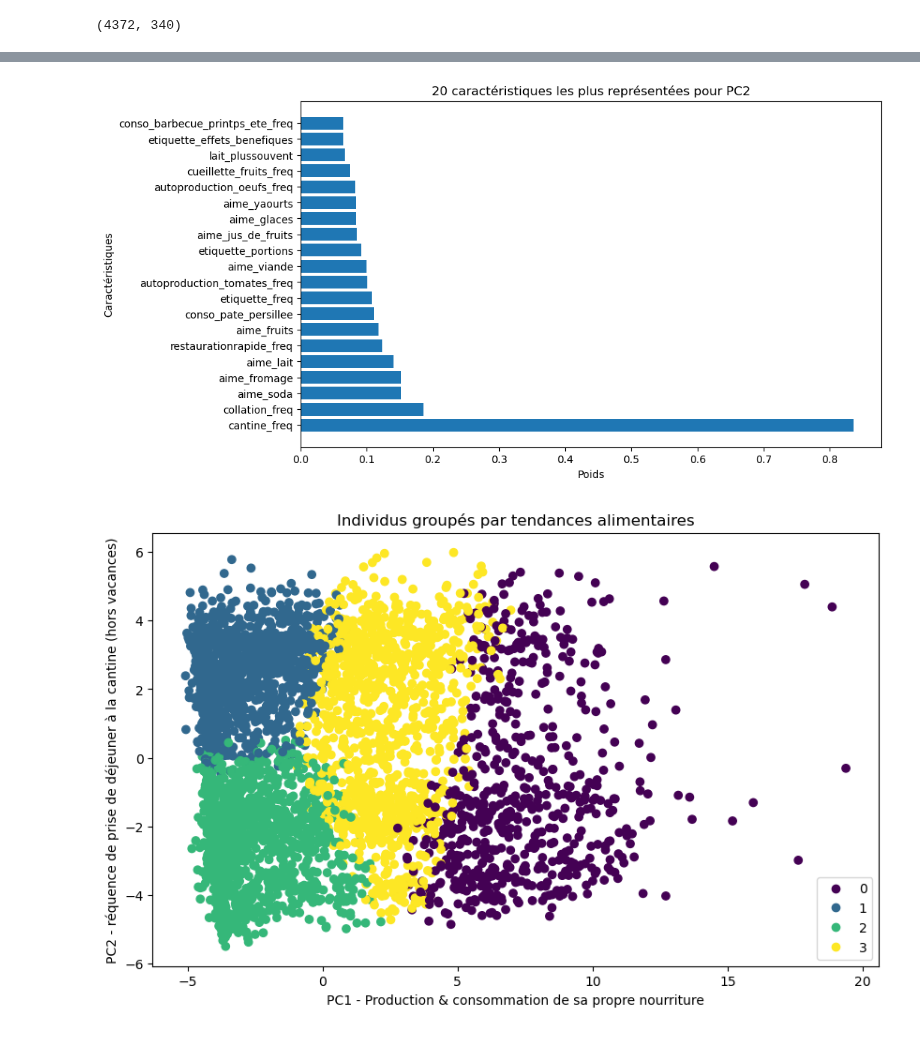
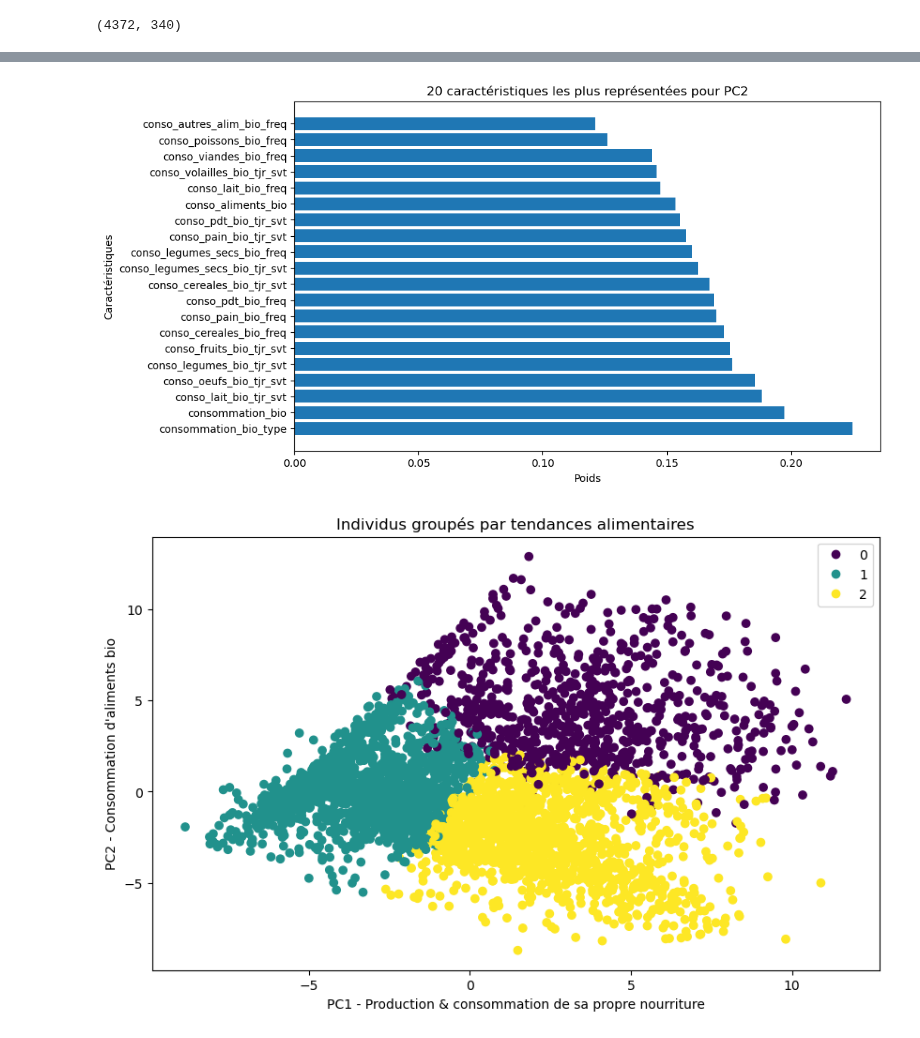
Before and after one commit to InseeFrLab/funathon2023_sujet3, a Jupyter notebook: data_exploration/data_exploration_AP.ipynb, the cells around one changed output, grey strips where cells are left out. Cells and saved outputs as stored; diff of their text form; code cells hidden in the pictures.

Commit message:
improve clustering

```diff
--- a/data_exploration/data_exploration_AP.ipynb
+++ b/data_exploration/data_exploration_AP.ipynb
@@ -281,0 +281,10 @@ habitudes_indiv_for_clustering_array.shape
+# %%
+# Normaliser les colonnes
+scaler = StandardScaler()
+habitudes_indiv_for_clustering_array = scaler.fit_transform(habitudes_indiv_for_clustering_array)
+# %%
+# Détecter et retirer les outliers
+outlier_detector = IsolationForest(contamination=0.05, random_state=0)
+outlier_labels = outlier_detector.fit_predict(habitudes_indiv_for_clustering_array)
+habitudes_indiv_for_clustering_array = habitudes_indiv_for_clustering_array[outlier_labels == 1]
+habitudes_indiv_for_clustering_array.shape
@@ -282,6 +293,6 @@ habitudes_indiv_for_clustering_array.shape
 # %%
 # Effectuer le clustering par K-moyennes
-k = 4  # Nombre de clusters souhaité
+k = 3  # Nombre de clusters souhaité
 kmeans = KMeans(n_clusters=k, random_state=0)
 clusters = kmeans.fit_predict(habitudes_indiv_for_clustering_array)
 # %%
@@ -320,15 +331,15 @@ plt.xlabel('Poids')
 plt.ylabel('Caractéristiques')
 plt.show()
 # %% [output]
-[figure, old version]
+[figure, new version]
 # %%
 # Afficher le graphique des clusters en 2D
 plt.figure(figsize=(10, 6))
 scatter = plt.scatter(pca_df['PC1'], pca_df['PC2'], c=pca_df['Cluster'], cmap='viridis')
 plt.legend(handles=scatter.legend_elements()[0], labels=range(k))
 plt.title('Individus groupés par tendances alimentaires')
 plt.xlabel('PC1 - Production & consommation de sa propre nourriture')
-plt.ylabel('PC2 - Fréquence de prise de déjeuner à la cantine (hors vacances)')
+plt.ylabel('PC2 - Consommation d\'aliments bio')
 plt.show()
 # %% [output]
-[figure, old version]
+[figure, new version]
```
Also changed, not shown: parts of 5 cells of this notebook.
